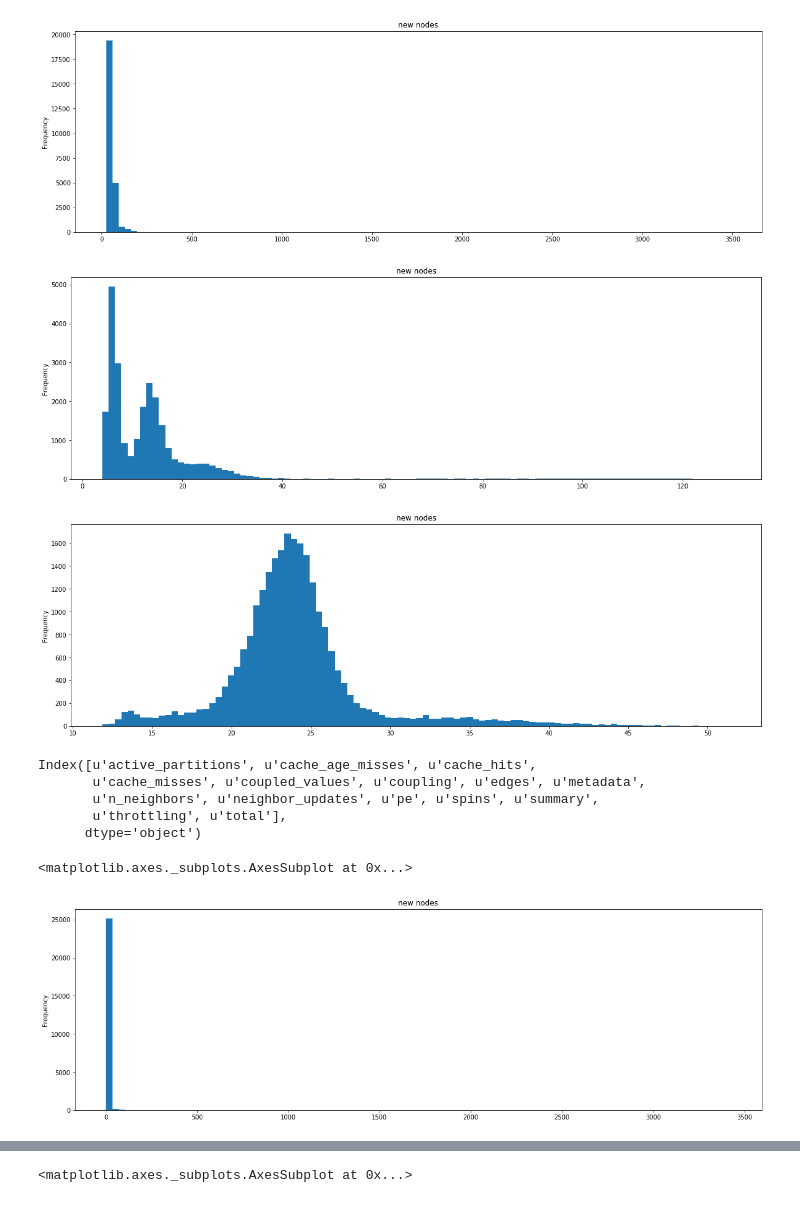
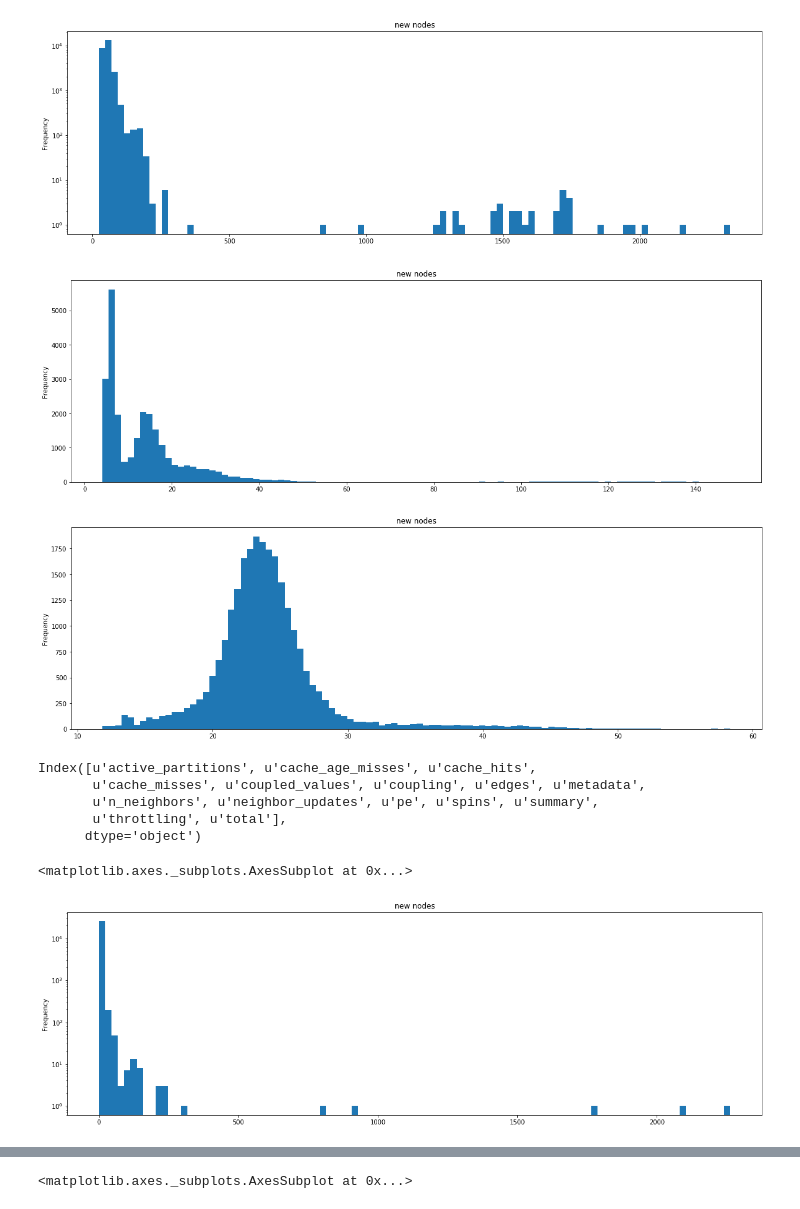
Before and after one commit to agrippa/hoover, a Jupyter notebook: data/analyze-hoover-logs.ipynb, the cells around one changed output, grey strips where cells are left out. Drawn from its saved outputs; the diff is of its cells as text; code cells hidden in the pictures.

```diff
--- a/data/analyze-hoover-logs.ipynb
+++ b/data/analyze-hoover-logs.ipynb
@@ -6,7 +6,7 @@ import numpy
 import pandas as pd
 import matplotlib
 # %%
-log_files = {'new': 'slurm-4237.out'}
+log_files = {'new': 'slurm-4238.out'}
 # log_files = {'new': 'slurm-4236.out'}
 # log_files = {1: 'slurm-3600.out', 4: 'slurm-3601.out', 16: 'slurm-3602.out', 'rwlock': 'slurm-4235.out'}
 # %%
@@ -53,7 +53,13 @@ log_files = {'new': 'slurm-4237.out'}
             index += 4
 
             coupling = float(tokens[index])
-            index += 4
+            index += 2
+
+            n_coupled_spins_str = tokens[index]
+            n_coupled_spins_str = n_coupled_spins_str[1:]
+            n_coupled_spins_str = n_coupled_spins_str[:len(n_coupled_spins_str) - 1]
+            n_coupled_spins = int(n_coupled_spins_str)
+            index += 3
 
             throttling = float(tokens[index])
             index += 3
@@ -87,6 +93,7 @@ log_files = {'new': 'slurm-4237.out'}
                                  'edges': edges,
                                  'neighbor_updates': neighbor_updates,
                                  'coupling': coupling,
+                                 'n_coupled_spins': n_coupled_spins,
                                  'coupled_values': coupled_values,
                                  'throttling': throttling,
                                  'spins': spins,
@@ -104,21 +111,21 @@ for nnodes in log_files:
 # %%
 for nnodes in sorted(dfs.keys()):
     fig, ax = matplotlib.pyplot.subplots(figsize=(20.0, 6.0))
-    dfs[nnodes]['total'].plot(kind = 'hist', bins = 100, ax = ax, title = str(nnodes) + ' nodes')
+    dfs[nnodes]['total'].plot(kind = 'hist', bins = 100, ax = ax, title = str(nnodes) + ' nodes', logy = True)
 # %% [output]
-[figure, old version]
+[figure, new version]
 # %%
 for nnodes in sorted(dfs.keys()):
     fig, ax = matplotlib.pyplot.subplots(figsize=(20.0, 6.0))
     dfs[nnodes]['summary'].plot(kind = 'hist', bins = 100, ax = ax, title = str(nnodes) + ' nodes')
 # %% [output]
-[figure, old version]
+[figure, new version]
 # %%
 for nnodes in sorted(dfs.keys()):
     fig, ax = matplotlib.pyplot.subplots(figsize=(20.0, 6.0))
     dfs[nnodes]['metadata'].plot(kind = 'hist', bins = 100, ax = ax, title = str(nnodes) + ' nodes')
 # %% [output]
-[figure, old version]
+[figure, new version]
 # %%
 dfs['new'].columns
 # %% [output]
@@ -130,7 +137,7 @@ Index([u'active_partitions', u'cache_age_misses', u'cache_hits',
 # %%
 fig, ax = matplotlib.pyplot.subplots(figsize=(20.0, 6.0))
 dfs['new']['coupling'].plot(kind = 'hist', bins = 100, ax = ax,
-                            title = str(nnodes) + ' nodes')
+                            title = str(nnodes) + ' nodes', logy = True)
 # %% [output]
 <matplotlib.axes._subplots.AxesSubplot at 0x...>
-[figure, old version]
+[figure, new version]
```
Also changed, not shown: parts of 3 cells of this notebook.
